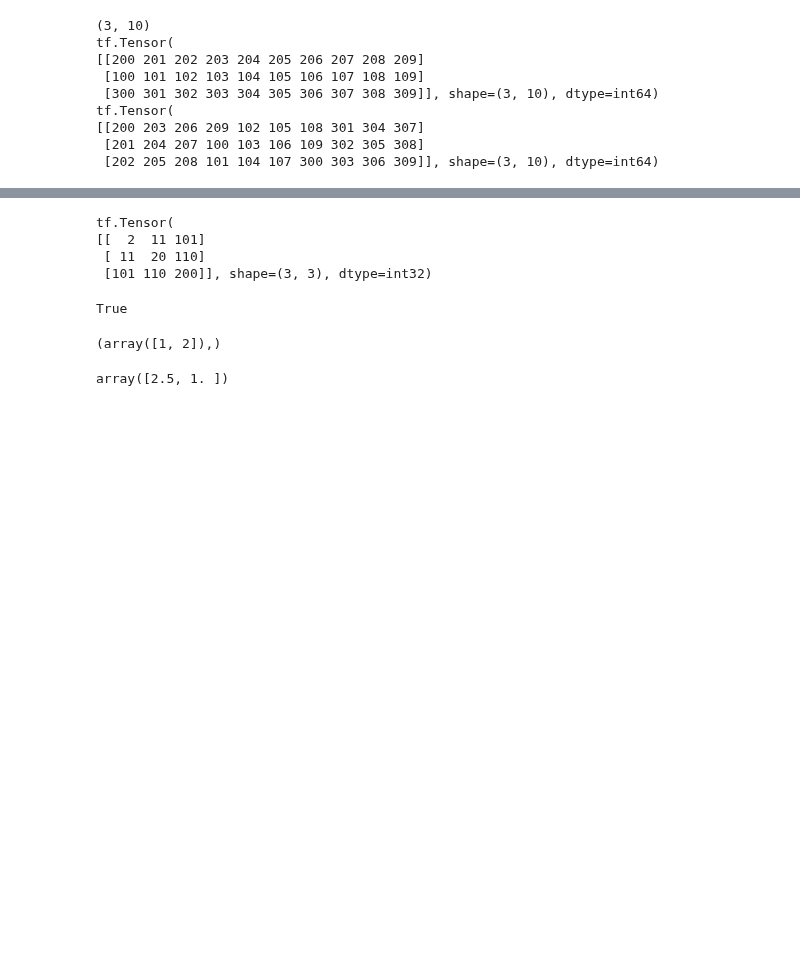
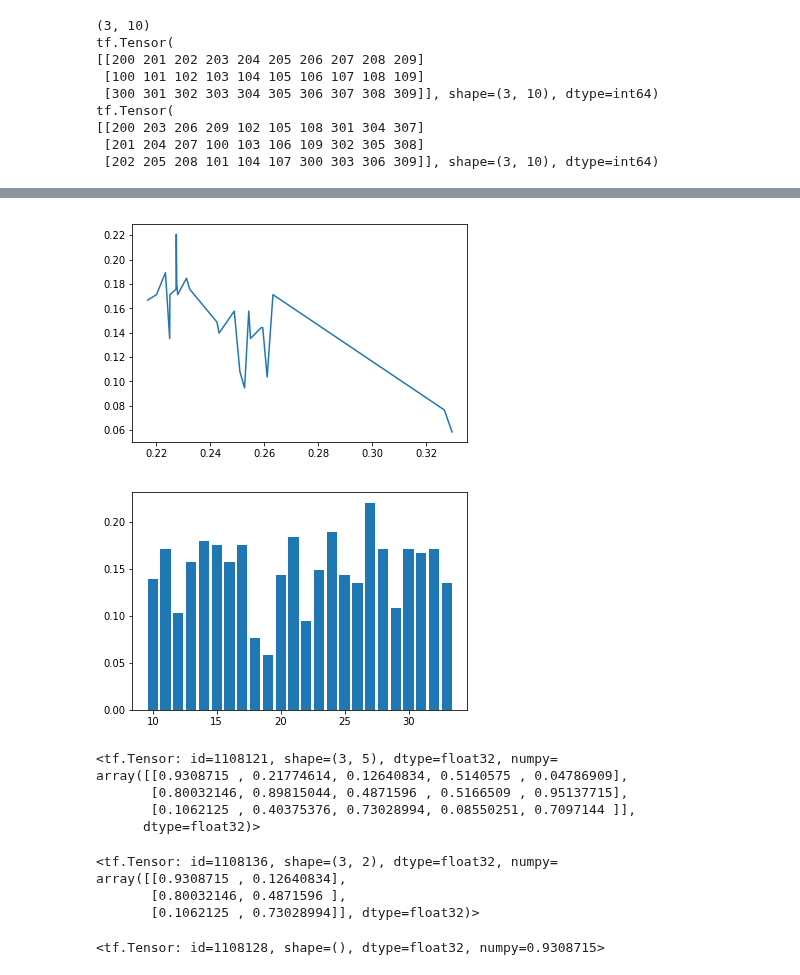
Before and after one commit to HennerM/rs-ml-with-constraints, a Jupyter notebook: Enhance_Neural_Logic_Rec.ipynb, the cells around one changed output, grey strips where cells are left out. Cells and saved outputs as stored; diff of their text form; code cells hidden in the pictures; blank space fills up the shorter version.

```diff
--- a/Enhance_Neural_Logic_Rec.ipynb
+++ b/Enhance_Neural_Logic_Rec.ipynb
@@ -170,17 +111,0 @@ NameError: name 'inp' is not defined
-# %%
-num_movies = 5
-users = tf.convert_to_tensor([1, 10, 100])
-embed_user = tf.expand_dims(users, axis=1)
-users_1 = tf.tile(tf.expand_dims(embed_user, axis=1), [1, len(users), 1])
-users_2 = tf.tile(tf.expand_dims(embed_user, axis=0), [len(users),1, 1])
-# print(embed_user)
-# embed_user = tf.tile(embed_user, [1, num_movies, 1])
-# expanded_embedd = tf.expand_dims(nlr.model.item_embedding[0:num_movies], axis=0)
-# embed_item = tf.tile(expanded_embedd, [len(users), 1, 1])
-sim_input = tf.reduce_sum(tf.concat([users_1, users_2], axis=-1), axis=-1)
-print(sim_input)
-# %% [output]
-tf.Tensor(
-[[  2  11 101]
- [ 11  20 110]
- [101 110 200]], shape=(3, 3), dtype=int32)
@@ -189,18 +112,33 @@ multi_ratings = tf.tile(tf.expand_dims(rated, axis=0), [3, 1, 1])
-# %%
-a = tf.convert_to_tensor(10)
-# b = tf.expand_dims(tf.convert_to_tensor(20), axis=0)
-# c = tf.convert_to_tensor([1,2,3,4])
-len(a.shape) == 0
-# %% [output]
-True
-# %%
-a = np.array([1,5,3,0], dtype=float)
-b = np.array([0,2,3,0], dtype=float)
-mask = np.where(b)
-mask
-# %% [output]
-(array([1, 2]),)
-# %%
-a[mask] / b[mask]
-# %% [output]
-array([2.5, 1. ])
+# %%
+eval_data = pd.DataFrame(evals)[10:]
+eval_data = eval_data.sort_values(by='diversity@5')
+import matplotlib.pyplot as plt
+plt.plot(eval_data['diversity@5'], eval_data['map@1'])
+plt.show()
+plt.bar(eval_data.index, eval_data['map@1'])
+plt.show()
+# %% [output]
+[figure, added]
+[figure, added]
+# %%
+num_user = 3
+num_items = 5
+a = tf.random.uniform([num_user, num_items])
+a
+# %% [output]
+<tf.Tensor: id=1108121, shape=(3, 5), dtype=float32, numpy=
+array([[0.9308715 , 0.21774614, 0.12640834, 0.5140575 , 0.04786909],
+       [0.80032146, 0.89815044, 0.4871596 , 0.5166509 , 0.95137715],
+       [0.1062125 , 0.40375376, 0.73028994, 0.08550251, 0.7097144 ]],
+      dtype=float32)>
+# %%
+tf.gather(a, [0, 2], axis=1)
+# %% [output]
+<tf.Tensor: id=1108136, shape=(3, 2), dtype=float32, numpy=
+array([[0.9308715 , 0.12640834],
+       [0.80032146, 0.4871596 ],
+       [0.1062125 , 0.73028994]], dtype=float32)>
+# %%
+tf.gather_nd(a, [0,0])
+# %% [output]
+<tf.Tensor: id=1108128, shape=(), dtype=float32, numpy=0.9308715>
```
Also changed, not shown: parts of 12 cells of this notebook, 1 other file.
